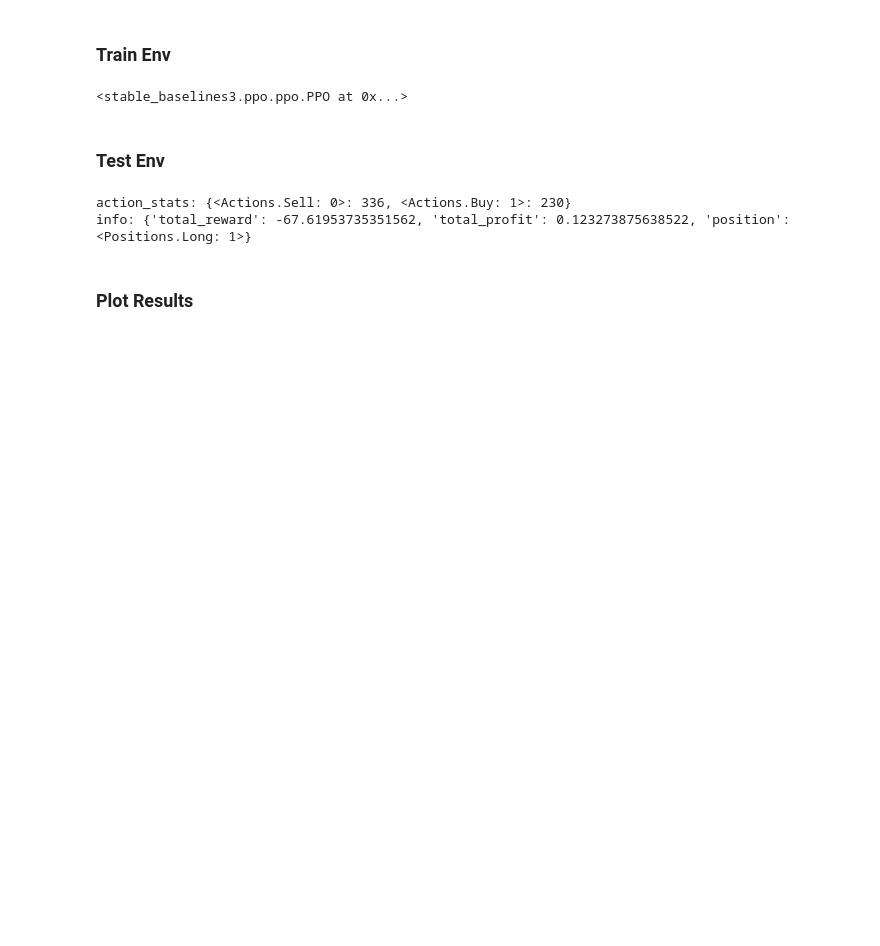
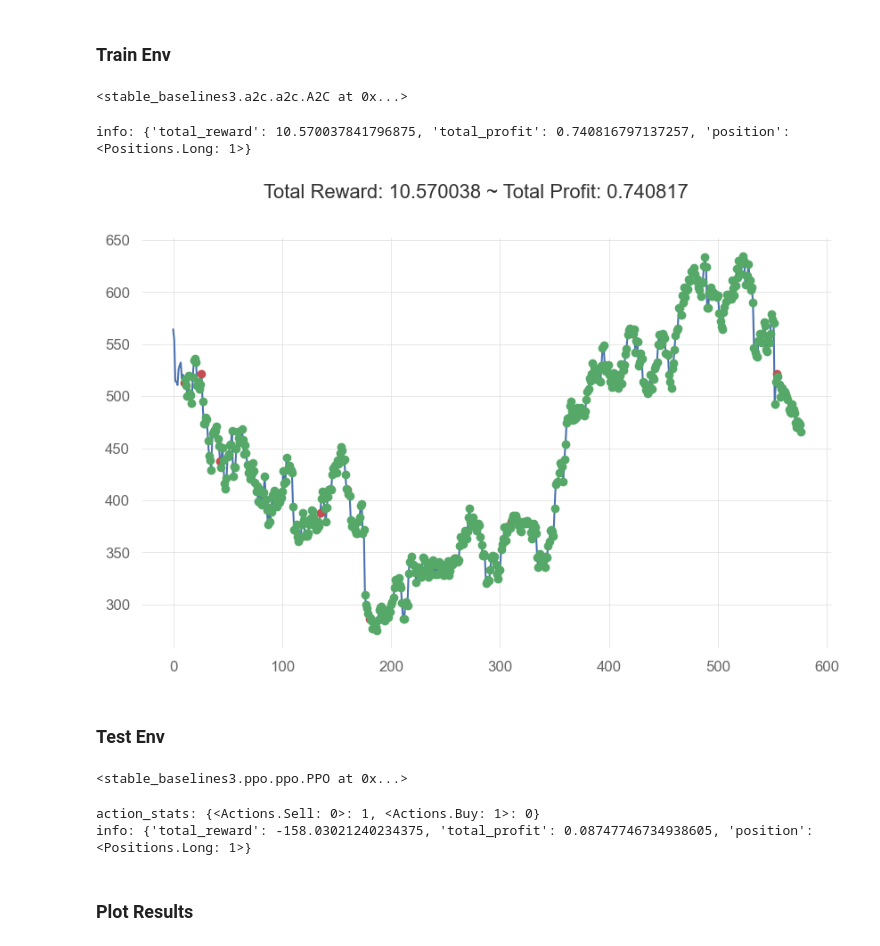
Before and after one commit to ChopinNo3Op9/RL-Based-Gym-Trading, a Jupyter notebook: examples/SB3_a2c_quantstats_title.ipynb, the cells around one changed output. Drawn from its saved outputs; the diff is of its cells as text; code cells hidden in the pictures; blank space fills up the shorter version.

```diff
--- a/examples/SB3_a2c_quantstats_title.ipynb
+++ b/examples/SB3_a2c_quantstats_title.ipynb
@@ -78,14 +79,30 @@ plt.plot(df.Close)
 # %% [markdown]
 ### Train Env
 # %%
-# env.reset(seed=2023)
-# model = A2C('MlpPolicy', env, verbose=0, seed=2023)
-# model.learn(total_timesteps=1000)
+env.reset(seed=2023)
+model = A2C('MlpPolicy', env, verbose=0, seed=2023)
+model.learn(total_timesteps=1000)
+# %% [output]
+<stable_baselines3.a2c.a2c.A2C at 0x...>
-# %%
-env.reset(seed=2023)
-model = PPO('MlpPolicy', env, verbose=0, seed=2023)
-model.learn(total_timesteps=100)
-# %% [output]
-<stable_baselines3.ppo.ppo.PPO at 0x...>
+# %%
+observation, info = env.reset(seed=2023)
+
+while True:
+    # action = env.action_space.sample()
+    action, _states = model.predict(observation)
+    observation, reward, terminated, truncated, info = env.step(action)
+    done = terminated or truncated
+
+    # env.render()
+    if done:
+        print("info:", info)
+        break
+
+plt.cla()
+env.unwrapped.render_all()
+plt.show()
+# %% [output]
+info: {'total_reward': 10.570037841796875, 'total_profit': 0.740816797137257, 'position': <Positions.Long: 1>}
+[figure, added]
 # %% [markdown]
 ### Test Env
@@ -92,10 +118,15 @@ model.learn(total_timesteps=100)
+# %%
+env.reset()
+model = PPO('MlpPolicy', env, verbose=0, seed=2023)
+model.learn(total_timesteps=3000)
+# %% [output]
+<stable_baselines3.ppo.ppo.PPO at 0x...>
 # %%
 action_stats = {Actions.Sell: 0, Actions.Buy: 0}
 
-observation, info = env.reset(seed=2023)
+observation = env.reset()
 
 while True:
-    # action = env.action_space.sample()
     action, _states = model.predict(observation)
 
     action_stats[Actions(action)] += 1
@@ -105,14 +136,11 @@ while True:
     # env.render()
     if done:
         break
-
-env.close()
-
 print("action_stats:", action_stats)
 print("info:", info)
 # %% [output]
-action_stats: {<Actions.Sell: 0>: 336, <Actions.Buy: 1>: 230}
-info: {'total_reward': -67.61953735351562, 'total_profit': 0.123273875638522, 'position': <Positions.Long: 1>}
+action_stats: {<Actions.Sell: 0>: 1, <Actions.Buy: 1>: 0}
+info: {'total_reward': -158.03021240234375, 'total_profit': 0.08747746734938605, 'position': <Positions.Long: 1>}
 # %% [markdown]
 ### Plot Results
 # %%
```
Also changed, not shown: parts of 6 cells of this notebook, 1 other file.
